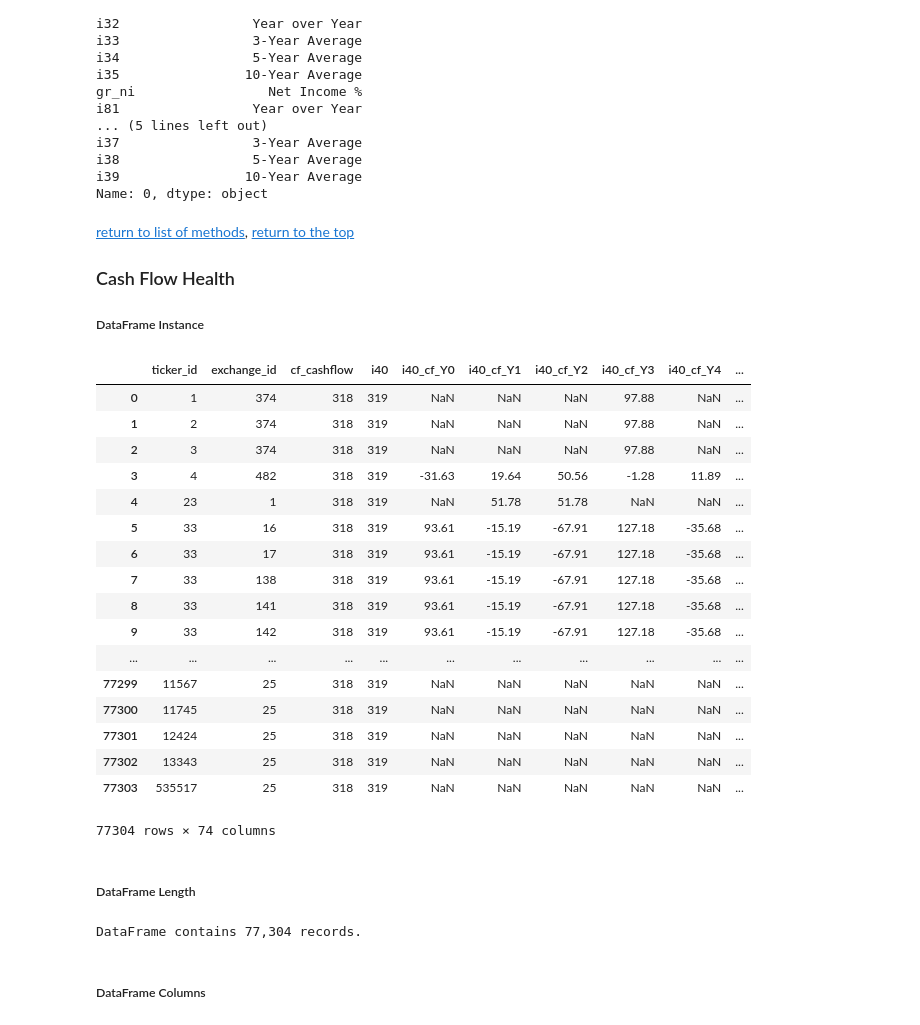
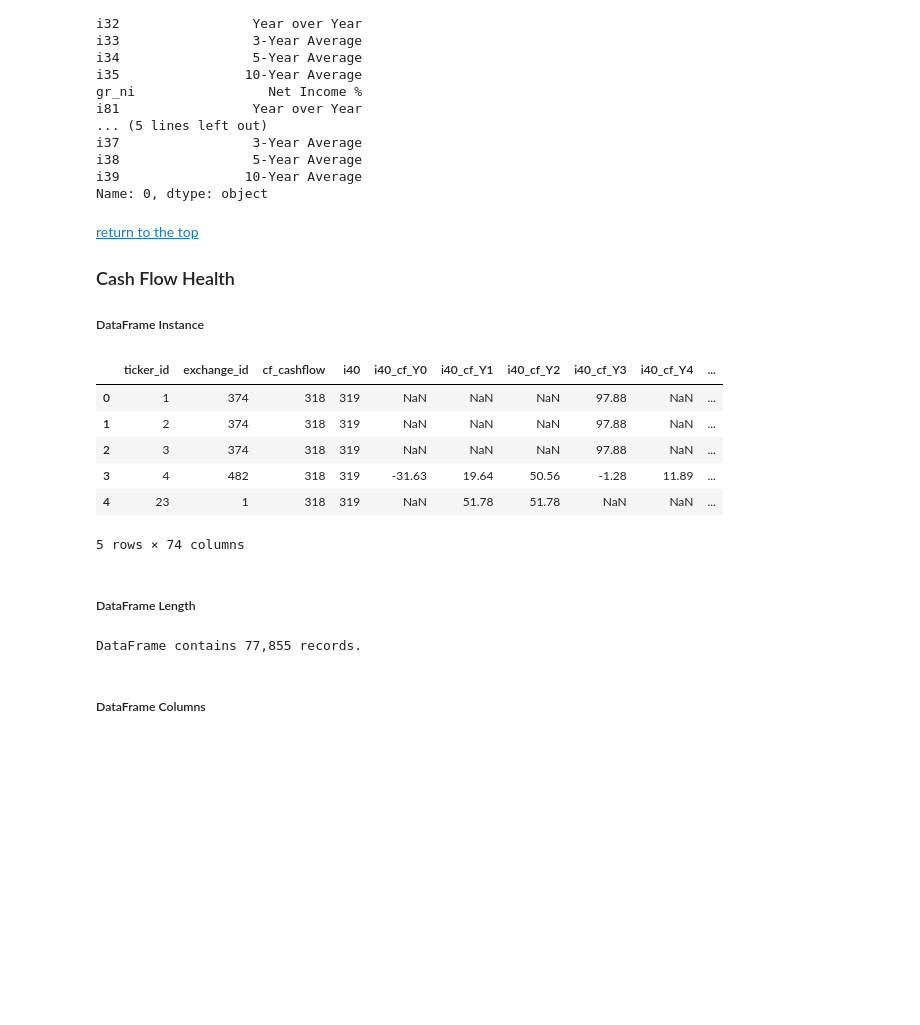
Before and after one commit to caiobran/mstables, a Jupyter notebook: data_overview.ipynb, the cells around one changed output. Saved outputs shown, nothing was run; the diff lists cells and outputs as text; code cells hidden in the pictures; blank space fills up the shorter version.

```diff
--- a/data_overview.ipynb
+++ b/data_overview.ipynb
@@ -63,6 +63,6 @@ reload(dataframes) #reload if changes have been made to module file
 ## Creating a master DataFrame instance using the dataframes class
 The DataFrames class is part of the [dataframes module](dataframes.py)
 # %%
-db_file_name = 'mstables2' # Change the file name here as needed
+db_file_name = 'mstables' # Change the file name here as needed
 df = dataframes.DataFrames('db/{}.sqlite'.format(db_file_name))
 # %% [output]
@@ -447,39 +399,27 @@ i39                10-Year Average
 Name: 0, dtype: object
 # %% [markdown]
 <a id='cfh'></a>
-[return to list of methods](#methods),
 [return to the top](#top)
 ### Cash Flow Health
 ##### DataFrame Instance
 # %%
 df_cfhealth = df.cfhealth()
 # %%
-df_cfhealth
+df_cfhealth.head()
 # %% [output]
 |  | ticker_id | exchange_id | cf_cashflow | i40 | i40_cf_Y0 | i40_cf_Y1 | i40_cf_Y2 | i40_cf_Y3 | i40_cf_Y4 | ... |
 | 0 | 1 | 374 | 318 | 319 | NaN | NaN | NaN | 97.88 | NaN | ... |
 | 1 | 2 | 374 | 318 | 319 | NaN | NaN | NaN | 97.88 | NaN | ... |
 | 2 | 3 | 374 | 318 | 319 | NaN | NaN | NaN | 97.88 | NaN | ... |
 | 3 | 4 | 482 | 318 | 319 | -31.63 | 19.64 | 50.56 | -1.28 | 11.89 | ... |
 | 4 | 23 | 1 | 318 | 319 | NaN | 51.78 | 51.78 | NaN | NaN | ... |
-| 5 | 33 | 16 | 318 | 319 | 93.61 | -15.19 | -67.91 | 127.18 | -35.68 | ... |
-| 6 | 33 | 17 | 318 | 319 | 93.61 | -15.19 | -67.91 | 127.18 | -35.68 | ... |
-| 7 | 33 | 138 | 318 | 319 | 93.61 | -15.19 | -67.91 | 127.18 | -35.68 | ... |
-| 8 | 33 | 141 | 318 | 319 | 93.61 | -15.19 | -67.91 | 127.18 | -35.68 | ... |
-| 9 | 33 | 142 | 318 | 319 | 93.61 | -15.19 | -67.91 | 127.18 | -35.68 | ... |
-| ... | ... | ... | ... | ... | ... | ... | ... | ... | ... | ... |
-| 77299 | 11567 | 25 | 318 | 319 | NaN | NaN | NaN | NaN | NaN | ... |
-| 77300 | 11745 | 25 | 318 | 319 | NaN | NaN | NaN | NaN | NaN | ... |
-| 77301 | 12424 | 25 | 318 | 319 | NaN | NaN | NaN | NaN | NaN | ... |
-| 77302 | 13343 | 25 | 318 | 319 | NaN | NaN | NaN | NaN | NaN | ... |
-| 77303 | 535517 | 25 | 318 | 319 | NaN | NaN | NaN | NaN | NaN | ... |
-77304 rows × 74 columns
+5 rows × 74 columns
 # %% [markdown]
 ##### DataFrame Length
 # %%
 print('DataFrame contains {:,.0f} records.'.format(len(df_cfhealth)))
 # %% [output]
-DataFrame contains 77,304 records.
+DataFrame contains 77,855 records.
 # %% [markdown]
 ##### DataFrame Columns
 # %%
```
Also changed, not shown: parts of 85 cells of this notebook, 2 other files.
